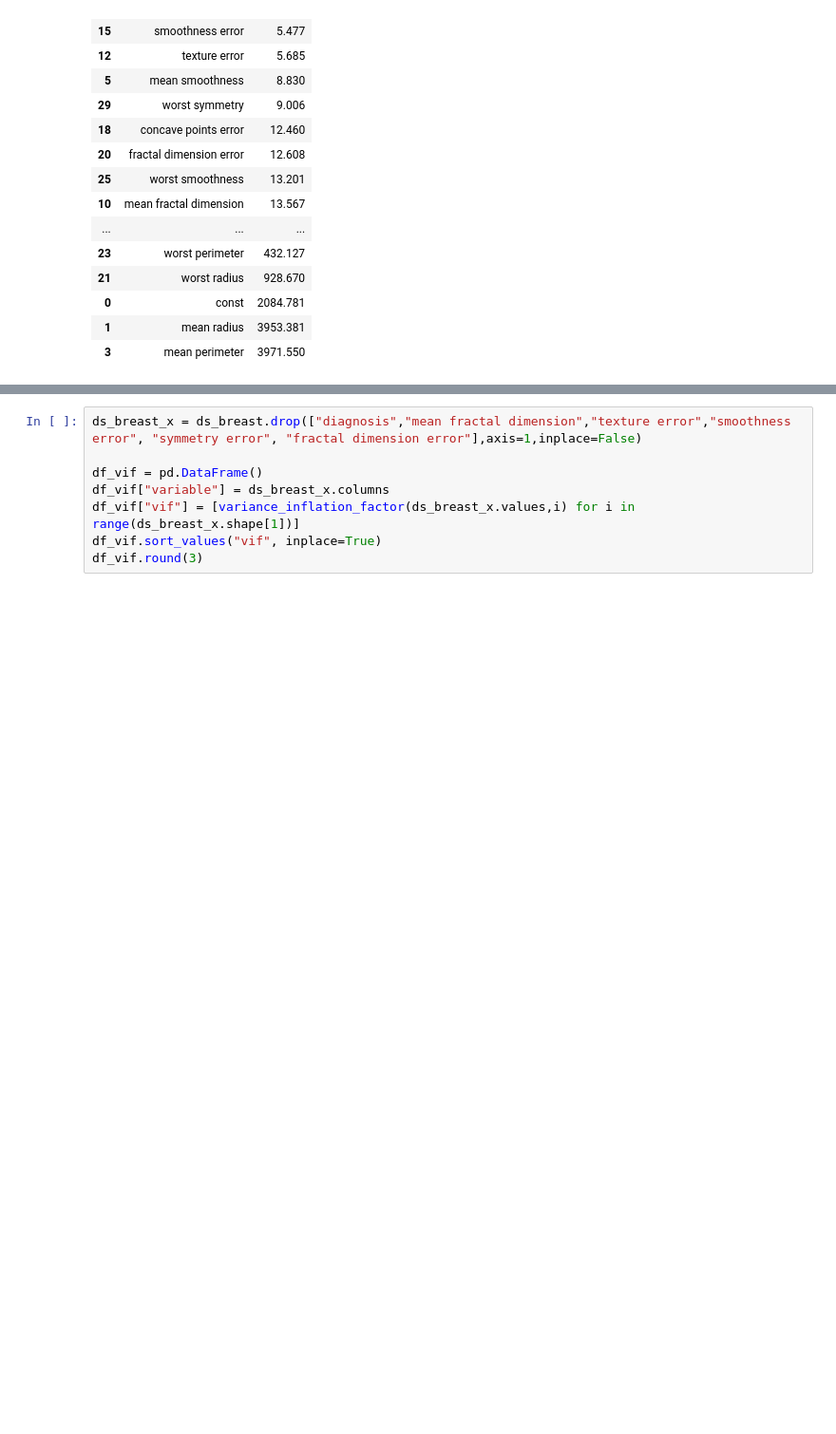
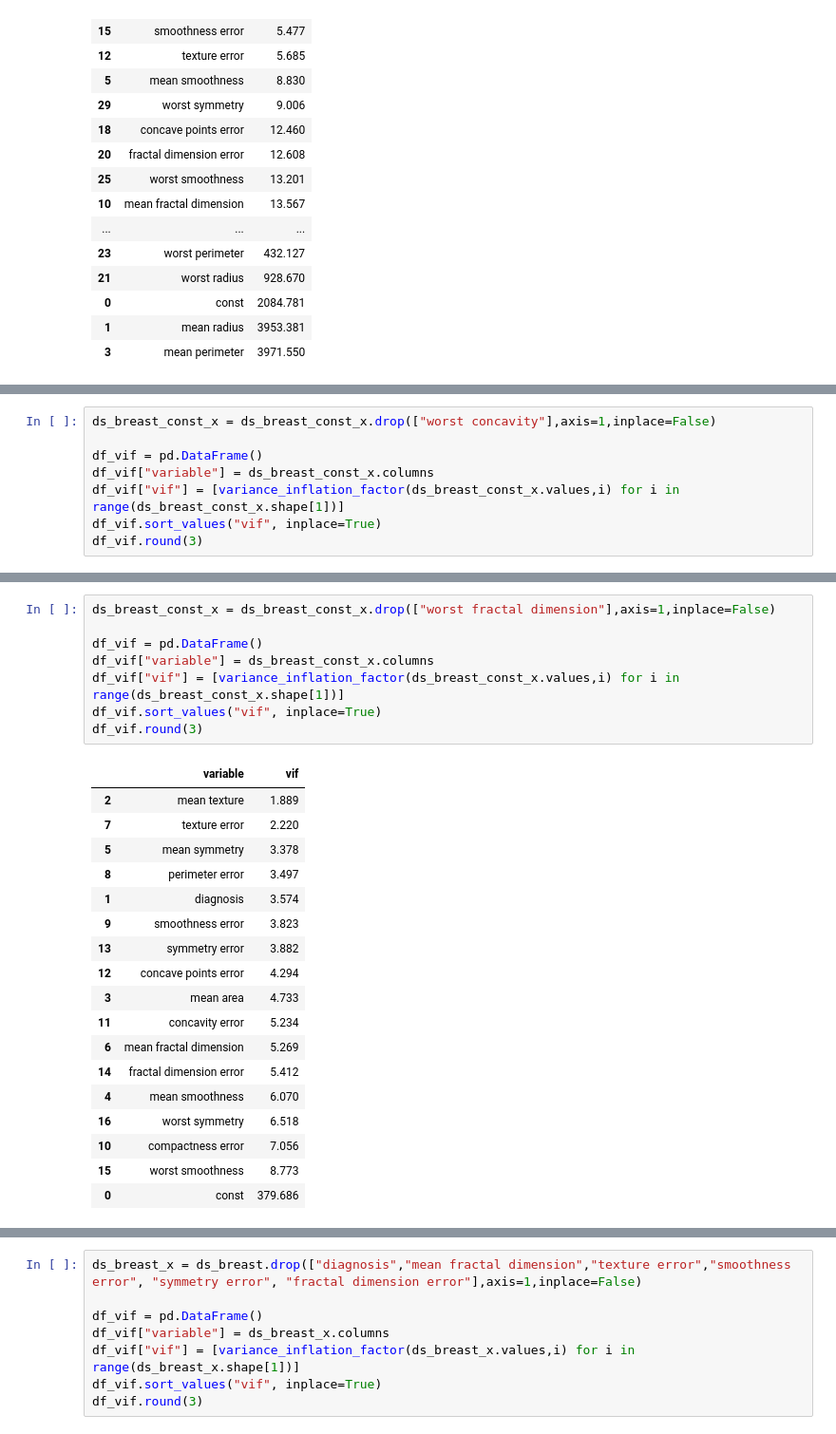
Before and after one commit to LEE010/Posco-Ai-Bigdata, a Jupyter notebook: task/week4/유방암_그래프_해석.ipynb, the cells around one changed output, grey strips where cells are left out. Shown at 95% size. Cells and saved outputs as stored; diff of their text form; blank space fills up the shorter version.

```diff
--- a/task/week4/유방암_그래프_해석.ipynb
+++ b/task/week4/유방암_그래프_해석.ipynb
@@ -276,0 +494,8 @@ df_vif.round(3)
+# %%
+ds_breast_const_x = ds_breast_const_x.drop(["worst concavity"],axis=1,inplace=False)
+
+df_vif = pd.DataFrame()
+df_vif["variable"] = ds_breast_const_x.columns
+df_vif["vif"] = [variance_inflation_factor(ds_breast_const_x.values,i) for i in range(ds_breast_const_x.shape[1])]
+df_vif.sort_values("vif", inplace=True)
+df_vif.round(3)
@@ -276,0 +598,27 @@ df_vif.round(3)
+# %%
+ds_breast_const_x = ds_breast_const_x.drop(["worst fractal dimension"],axis=1,inplace=False)
+
+df_vif = pd.DataFrame()
+df_vif["variable"] = ds_breast_const_x.columns
+df_vif["vif"] = [variance_inflation_factor(ds_breast_const_x.values,i) for i in range(ds_breast_const_x.shape[1])]
+df_vif.sort_values("vif", inplace=True)
+df_vif.round(3)
+# %% [output]
+|  | variable | vif |
+| 2 | mean texture | 1.889 |
+| 7 | texture error | 2.220 |
+| 5 | mean symmetry | 3.378 |
+| 8 | perimeter error | 3.497 |
+| 1 | diagnosis | 3.574 |
+| 9 | smoothness error | 3.823 |
+| 13 | symmetry error | 3.882 |
+| 12 | concave points error | 4.294 |
+| 3 | mean area | 4.733 |
+| 11 | concavity error | 5.234 |
+| 6 | mean fractal dimension | 5.269 |
+| 14 | fractal dimension error | 5.412 |
+| 4 | mean smoothness | 6.070 |
+| 16 | worst symmetry | 6.518 |
+| 10 | compactness error | 7.056 |
+| 15 | worst smoothness | 8.773 |
+| 0 | const | 379.686 |
```
Also changed, not shown: parts of 15 cells of this notebook.
